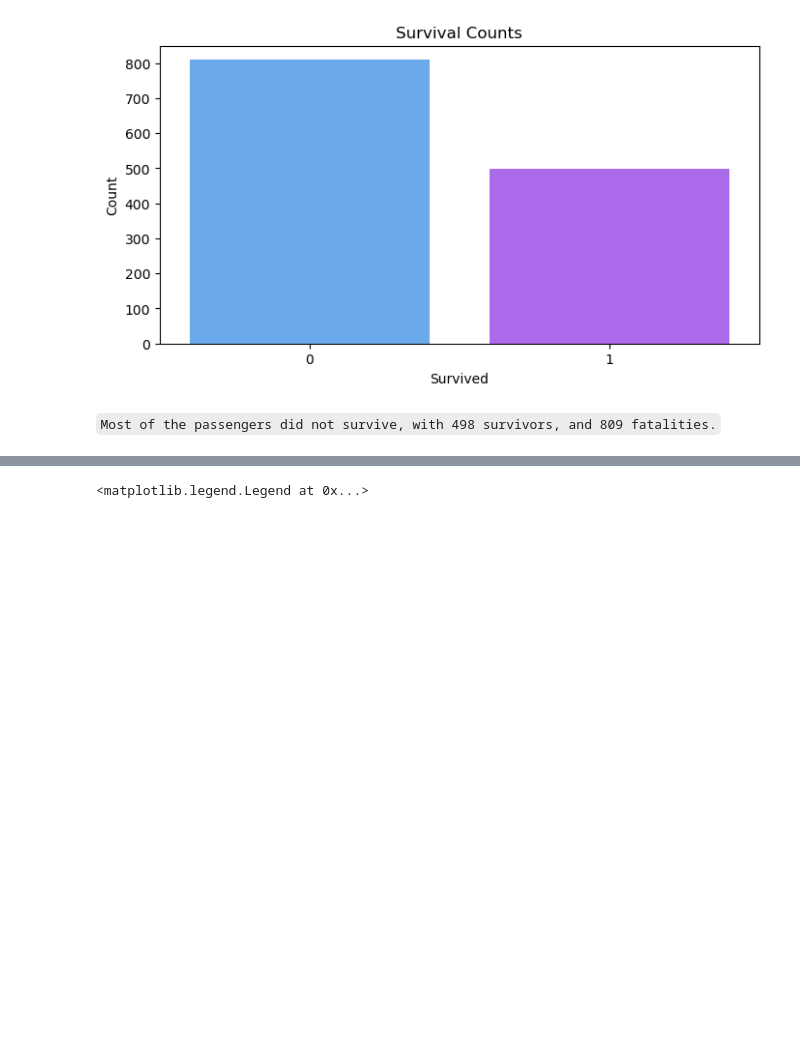
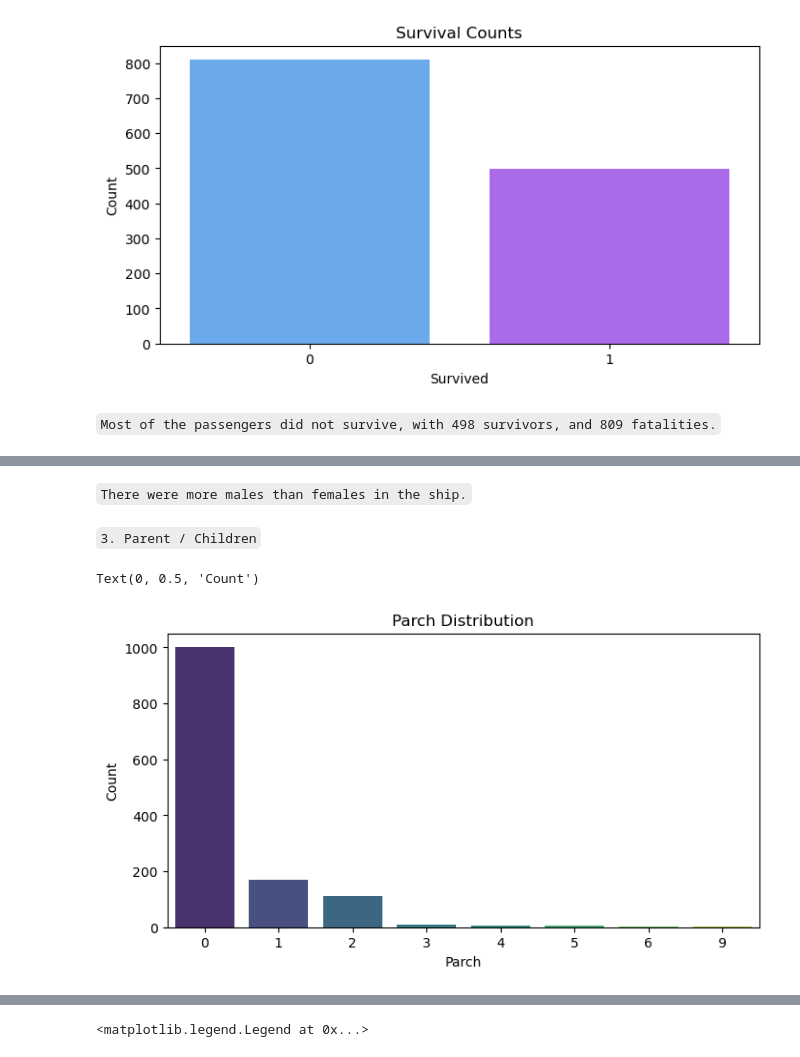
Before and after one commit to martin-m-kinoti/titanic, a Jupyter notebook: EDA.ipynb, the cells around one changed output, grey strips where cells are left out. Cells and saved outputs as stored; diff of their text form; code cells hidden in the pictures; blank space fills up the shorter version.

```diff
--- a/EDA.ipynb
+++ b/EDA.ipynb
@@ -44,0 +69,14 @@ Text(0, 0.5, 'Count')
+# %% [markdown]
+`There were more males than females in the ship.`
+# %% [markdown]
+`3. Parent / Children`
+# %%
+parch_value_counts = df['parch'].value_counts()
+fig, ax = plt.subplots(figsize=(8,4))
+sns.barplot(x=parch_value_counts.index, y=parch_value_counts.values, palette='viridis', ax=ax)
+ax.set_title('Parch Distribution')
+ax.set_xlabel('Parch')
+ax.set_ylabel('Count')
+# %% [output]
+Text(0, 0.5, 'Count')
+[figure, added]
```
Also changed, not shown: parts of 41 cells of this notebook.
